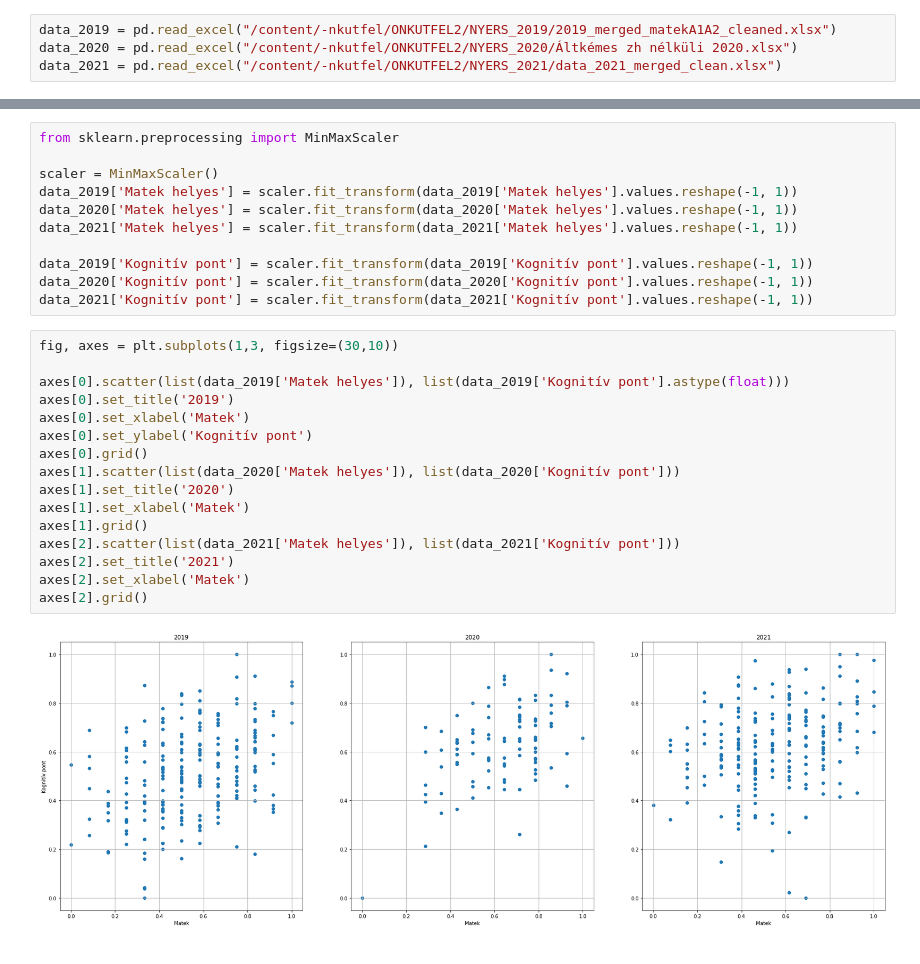
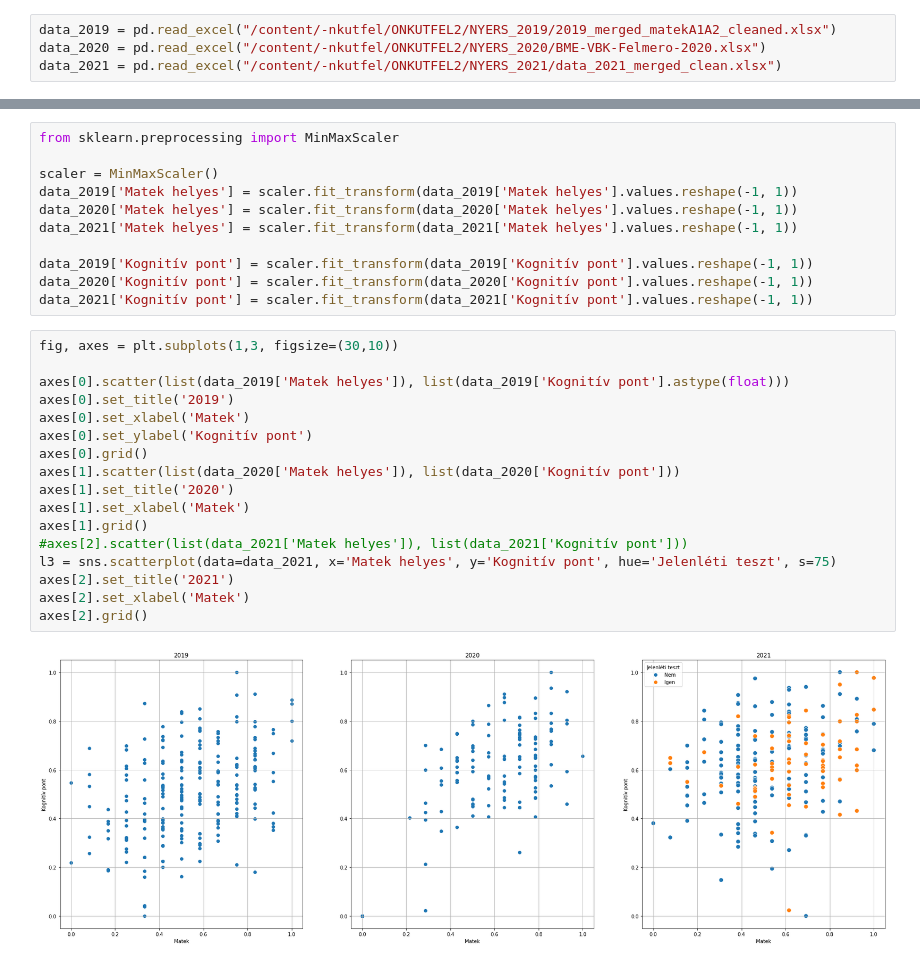
Before and after one commit to konderal333/-nkutfel, a Jupyter notebook: ONKUTFEL2/öngud.ipynb, the cells around one changed output, grey strips where cells are left out. Drawn from its saved outputs; the diff is of its cells as text.

```diff
--- a/ONKUTFEL2/öngud.ipynb
+++ b/ONKUTFEL2/öngud.ipynb
@@ -507,7 +513,7 @@ plt.show()
 ## **Síkon nyelvi-matek eredmények**
 # %%
 data_2019 = pd.read_excel("/content/-nkutfel/ONKUTFEL2/NYERS_2019/2019_merged_matekA1A2_cleaned.xlsx")
-data_2020 = pd.read_excel("/content/-nkutfel/ONKUTFEL2/NYERS_2020/Áltkémes zh nélküli 2020.xlsx")
+data_2020 = pd.read_excel("/content/-nkutfel/ONKUTFEL2/NYERS_2020/BME-VBK-Felmero-2020.xlsx")
 data_2021 = pd.read_excel("/content/-nkutfel/ONKUTFEL2/NYERS_2021/data_2021_merged_clean.xlsx")
 # %%
 data_2019 = data_2019[['Matek helyes', 'Kognitív pont']]
@@ -543,21 +549,22 @@ data_2021['Kognitív pont'] = scaler.fit_transform(data_2021['Kognitív pont'].v
 # %%
 fig, axes = plt.subplots(1,3, figsize=(30,10))
 
 axes[0].scatter(list(data_2019['Matek helyes']), list(data_2019['Kognitív pont'].astype(float)))
 axes[0].set_title('2019')
 axes[0].set_xlabel('Matek')
 axes[0].set_ylabel('Kognitív pont')
 axes[0].grid()
 axes[1].scatter(list(data_2020['Matek helyes']), list(data_2020['Kognitív pont']))
 axes[1].set_title('2020')
 axes[1].set_xlabel('Matek')
 axes[1].grid()
-axes[2].scatter(list(data_2021['Matek helyes']), list(data_2021['Kognitív pont']))
+#axes[2].scatter(list(data_2021['Matek helyes']), list(data_2021['Kognitív pont']))
+l3 = sns.scatterplot(data=data_2021, x='Matek helyes', y='Kognitív pont', hue='Jelenléti teszt', s=75)
 axes[2].set_title('2021')
 axes[2].set_xlabel('Matek')
 axes[2].grid()
 # %% [output]
-[figure, old version]
+[figure, new version]
 # %%
 # egy skálán a 2020 és 2021
 
```
Also changed, not shown: parts of 3 cells of this notebook.
